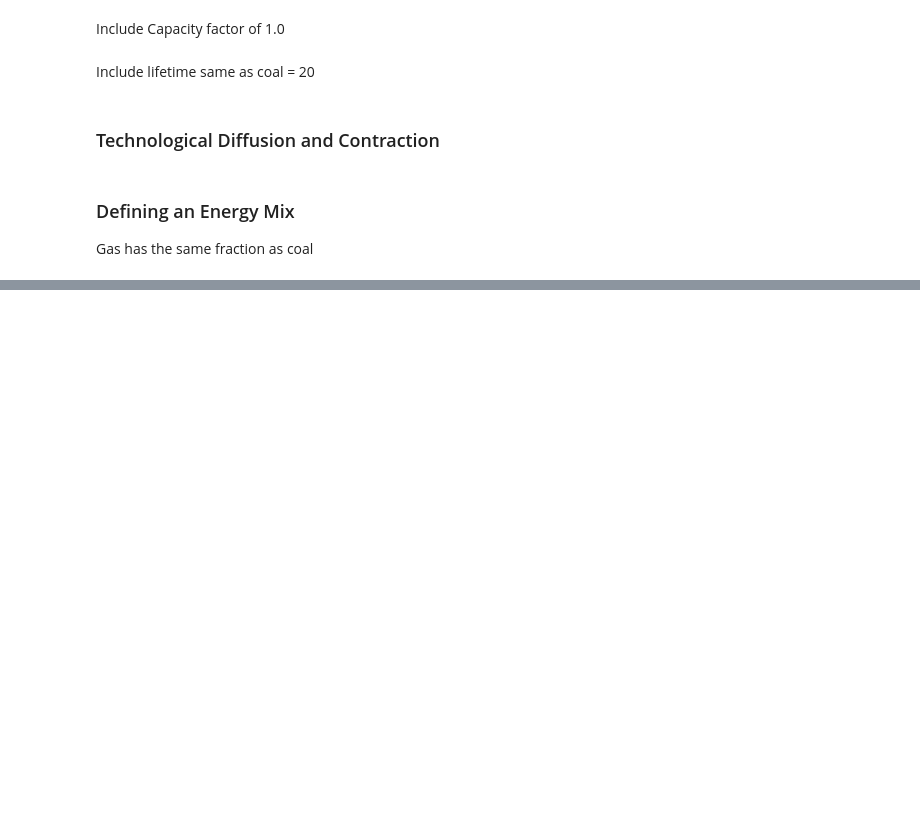
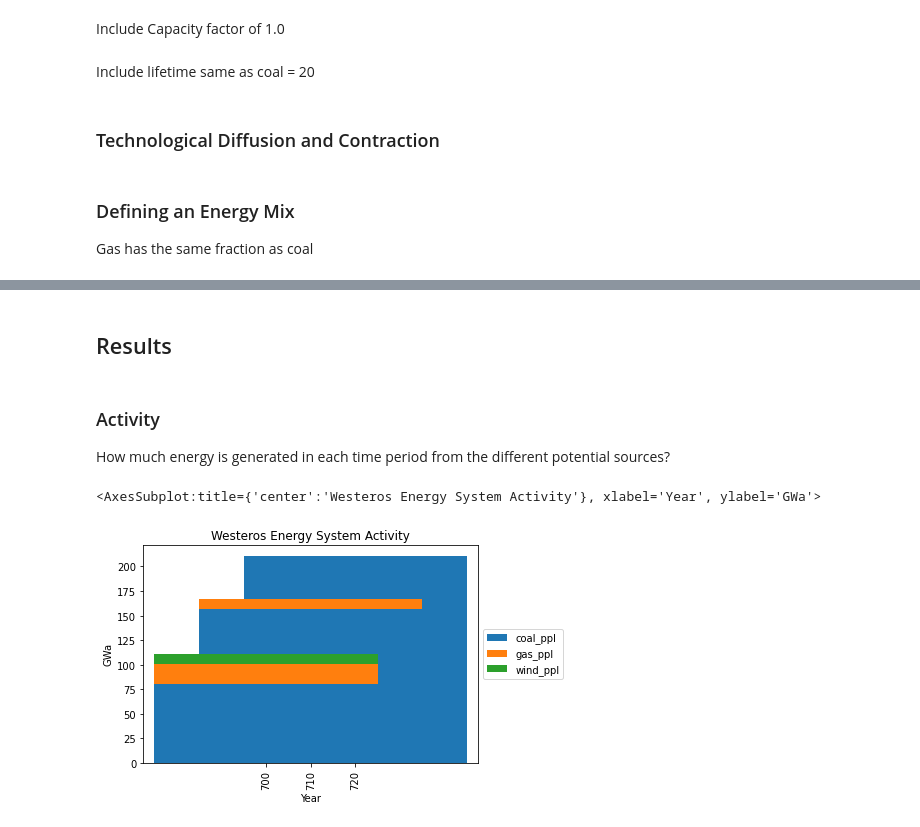
Before and after one commit to DominikPutz/message-ix-westeros, a Jupyter notebook: westeros_gas_ppl.ipynb, the cells around one changed output, grey strips where cells are left out. Saved outputs shown, nothing was run; the diff lists cells and outputs as text; code cells hidden in the pictures; blank space fills up the shorter version.

```diff
--- a/westeros_gas_ppl.ipynb
+++ b/westeros_gas_ppl.ipynb
@@ -107,0 +155,10 @@ scenario.add_par('historical_new_capacity', df)
+# %%
+base_fix_cost = {
+    'node_loc': country,
+    'year_vtg': vintage_years,
+    'year_act': act_years,
+    'unit': 'USD/kWa',
+}
+
+df = make_df(base_fix_cost, technology='gas_ppl', value=25)
+scen.add_par('fix_cost', df)
@@ -108 +172,13 @@ scenario.add_par('historical_new_capacity', df)
+# %%
+base_var_cost = {
+    'node_loc': country,
+    'year_vtg': vintage_years,
+    'year_act': act_years,
+    'mode': 'standard',
+    'time': 'year',
+    'unit': 'USD/kWa',
+}
+# %%
+df = make_df(base_var_cost, technology='gas_ppl', value=40)
+scen.add_par('var_cost', df)
 # %% [markdown]
@@ -115,0 +214,27 @@ scen.var('OBJ')['lvl']
+# %% [markdown]
+## Results
+# %%
+# Create a Reporter object to describe and carry out reporting
+# calculations and operations (like plotting) based on `scenario`
+from message_ix.reporting import Reporter
+
+rep = Reporter.from_scenario(scen)
+
+# Add keys like "plot activity" to describe reporting operations.
+# See tutorial/utils/plotting.py
+from message_ix.util.tutorial import prepare_plots
+
+prepare_plots(rep)
+# %% [markdown]
+### Activity
+How much energy is generated in each time period from the different potential sources?
+# %%
+# Only show a subset of technologies in the follow plots;
+# e.g. exclude "bulb" and "grid"
+rep.set_filters(t=["coal_ppl", "wind_ppl", "gas_ppl"])
+
+# Trigger the calculation and plotting
+rep.get("plot activity")
+# %% [output]
+<AxesSubplot:title={'center':'Westeros Energy System Activity'}, xlabel='Year', ylabel='GWa'>
+[figure, added]
```
Also changed, not shown: parts of 28 cells of this notebook, 1 other file.
